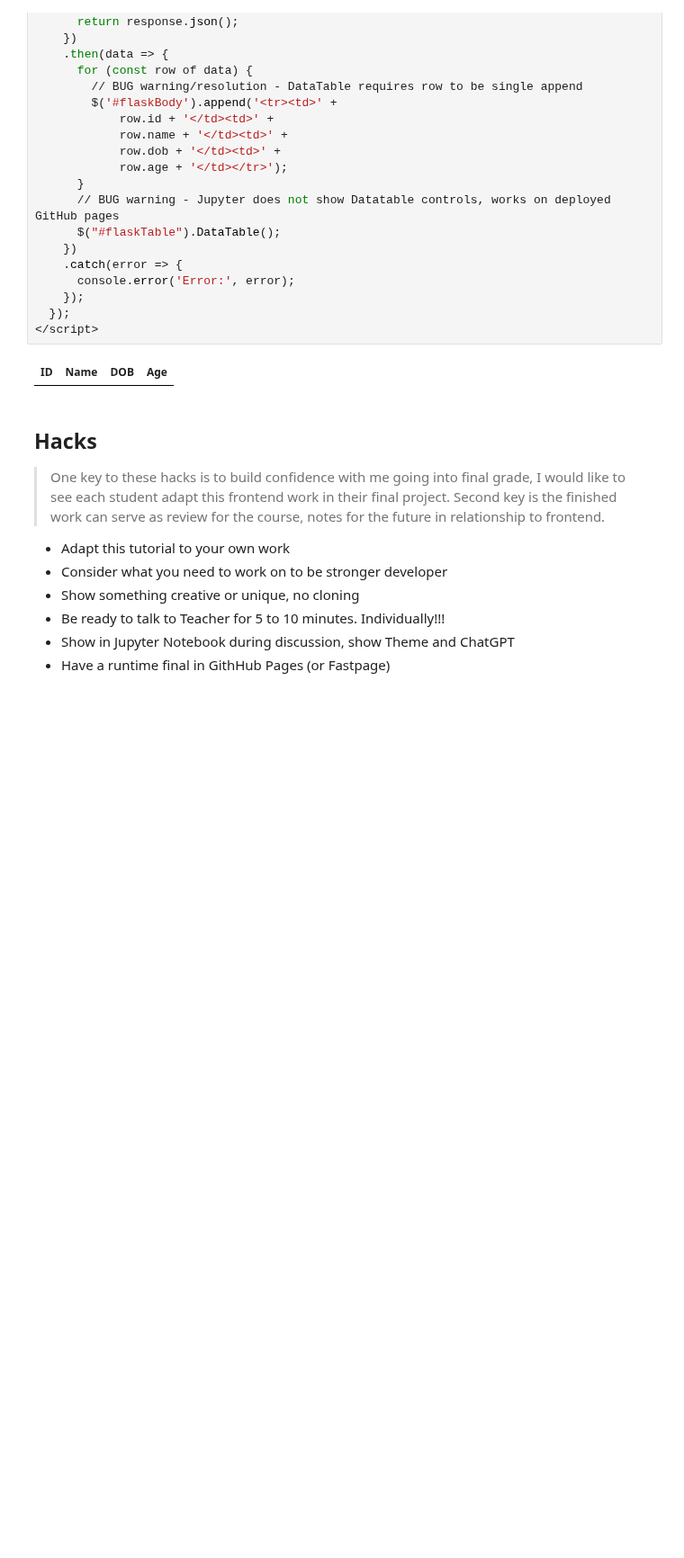
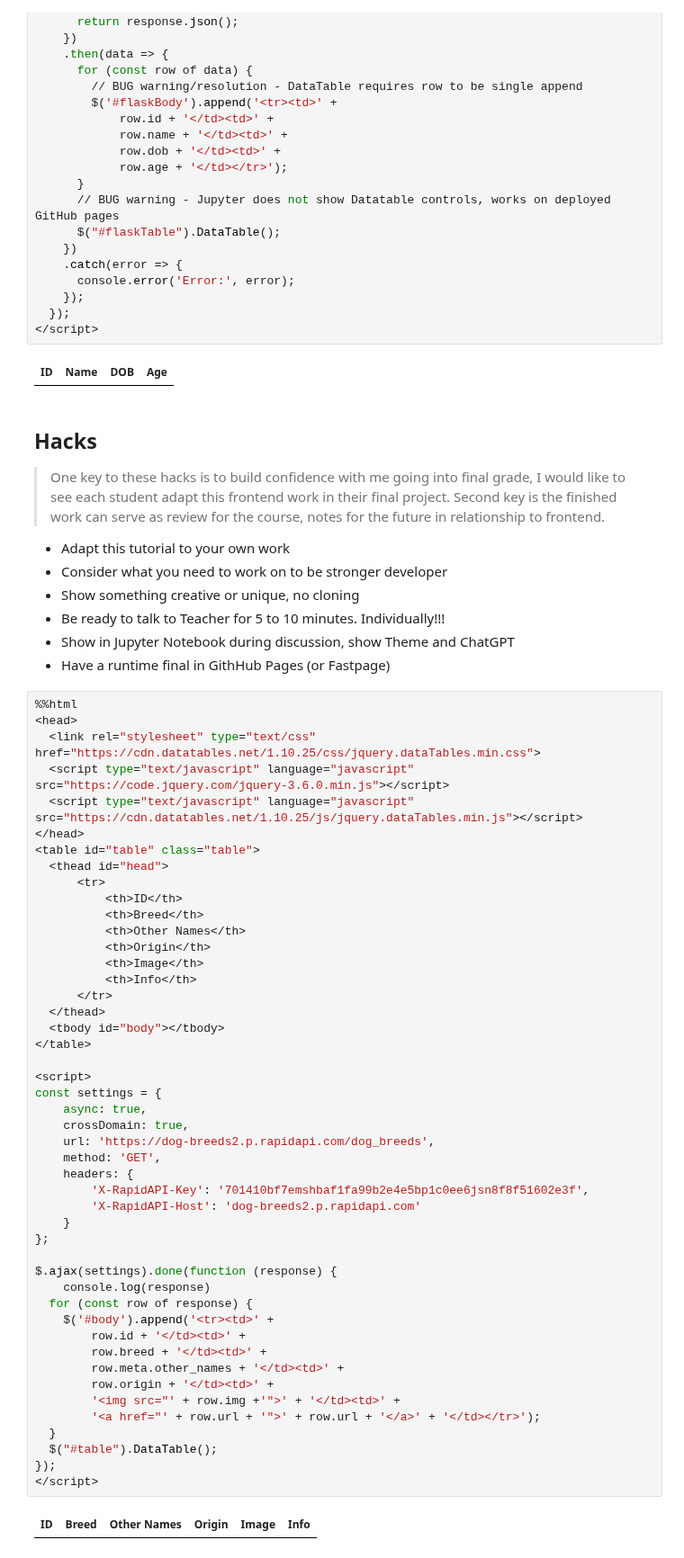
Before and after one commit to DavidVasilev1/fastpages, a Jupyter notebook: _notebooks/2023-05-11-PBL-javascript_tutorial.ipynb, the cells around one changed output. Shown at 90% size. Cells and saved outputs as stored; diff of their text form; blank space fills up the shorter version.

```diff
--- a/_notebooks/2023-05-11-PBL-javascript_tutorial.ipynb
+++ b/_notebooks/2023-05-11-PBL-javascript_tutorial.ipynb
@@ -516,3 +514,52 @@ for (var row of classroom) {
 - Be ready to talk to Teacher for 5 to 10 minutes. Individually!!!
 - Show in Jupyter Notebook during discussion, show Theme and ChatGPT
 - Have a runtime final in GithHub Pages (or Fastpage)
+# %%
+%%html
+<head>
+  <link rel="stylesheet" type="text/css" href="https://cdn.datatables.net/1.10.25/css/jquery.dataTables.min.css">
+  <script type="text/javascript" language="javascript" src="https://code.jquery.com/jquery-3.6.0.min.js"></script>
+  <script type="text/javascript" language="javascript" src="https://cdn.datatables.net/1.10.25/js/jquery.dataTables.min.js"></script>
+</head>
+<table id="table" class="table">
+  <thead id="head">
+      <tr>
+          <th>ID</th>
+          <th>Breed</th>
+          <th>Other Names</th>
+          <th>Origin</th>
+          <th>Image</th>
+          <th>Info</th>
+      </tr>
+  </thead>
+  <tbody id="body"></tbody>
+</table>
+
+<script>
+const settings = {
+	async: true,
+	crossDomain: true,
+	url: 'https://dog-breeds2.p.rapidapi.com/dog_breeds',
+	method: 'GET',
+	headers: {
+		'X-RapidAPI-Key': '701410bf7emshbaf1fa99b2e4e5bp1c0ee6jsn8f8f51602e3f',
+		'X-RapidAPI-Host': 'dog-breeds2.p.rapidapi.com'
+	}
+};
+
+$.ajax(settings).done(function (response) {
+	console.log(response)
+  for (const row of response) {
+    $('#body').append('<tr><td>' +
+        row.id + '</td><td>' +
+        row.breed + '</td><td>' +
+        row.meta.other_names + '</td><td>' +
+        row.origin + '</td><td>' +
+        '<img src="' + row.img +'">' + '</td><td>' +
+        '<a href="' + row.url + '">' + row.url + '</a>' + '</td></tr>');
+  }
+  $("#table").DataTable();
+});
+</script>
+# %% [output]
+| ID | Breed | Other Names | Origin | Image | Info |
```
Also changed, not shown: parts of 1 cell of this notebook, 3 other files.
